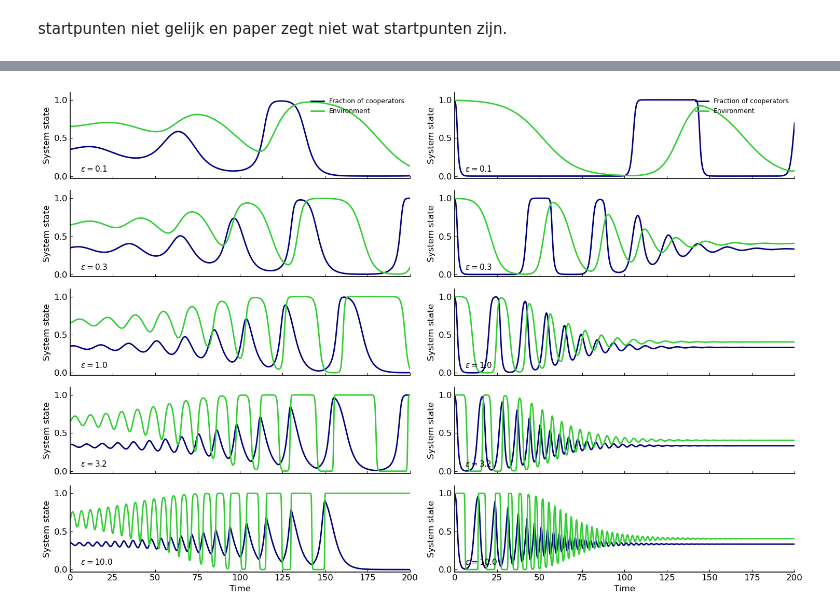
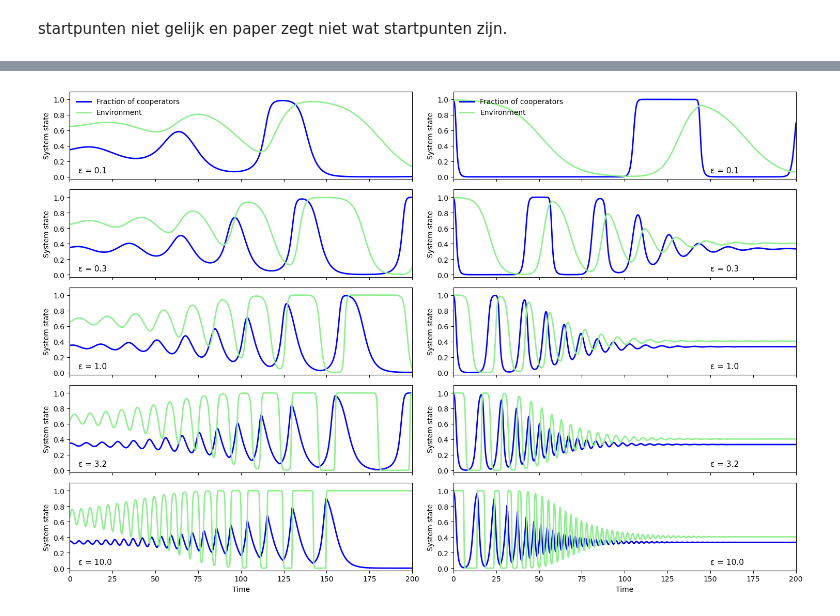
Before and after one commit to Rayane-KO/CGT2526, a Jupyter notebook: Reproduction.ipynb, the cells around one changed output, grey strips where cells are left out. Saved outputs shown, nothing was run; the diff lists cells and outputs as text; code cells hidden in the pictures.

```diff
--- a/Reproduction.ipynb
+++ b/Reproduction.ipynb
@@ -410,83 +380,49 @@ startpunten niet gelijk en paper zegt niet wat startpunten zijn.
+# %%
+def plot_case_time_series(ax_left, ax_right, epsilon, theta, t_span, het_params, fix_params):
+    # Case 1
+    sol_het = solve_ivp(fast_slow_system, t_span, het_params[2], args=(epsilon, theta, het_params[0], het_params[1]), rtol=1e-10, atol=1e-13, max_step=0.1)
+    ax_left.plot(sol_het.t, sol_het.y[0], color="blue", lw=2)
+    ax_left.plot(sol_het.t, sol_het.y[1], color="lightgreen", lw=2)
+    ax_left.text(5, 0.05, f'ε = {epsilon}', fontsize=11)
+
+    # Case 2
+    sol_fix = solve_ivp(fast_slow_system, t_span, fix_params[2], args=(epsilon, theta, fix_params[0], fix_params[1]), rtol=1e-10, atol=1e-13, max_step=0.1)
+    ax_right.plot(sol_fix.t, sol_fix.y[0], color="blue", lw=2)
+    ax_right.plot(sol_fix.t, sol_fix.y[1], color="lightgreen", lw=2)
+    ax_right.text(150, 0.05, f'ε = {epsilon}', fontsize=11)
+
+    for ax in [ax_left, ax_right]:
+        ax.set_xlim(0, 200)
+        ax.set_ylim(-0.03, 1.1)
+        ax.set_ylabel('System state')
 # %%
-import numpy as np
-import matplotlib.pyplot as plt
-from scipy.integrate import solve_ivp
-# ============================================================================
-# 2. FIGURE 4 REPRODUCTION
-# ============================================================================
+def reproduce_figure_4():
+    epsilon_values = [0.1, 0.3, 1.0, 3.2, 10.0]
+    theta = 2.0
+    t_span = (0, 200)
 
-def reproduce_figure_4():
-    print("Generating Figure 4...")
-
-    # --- Parameters ---
-    epsilon_values = [0.1, 0.3, 1.0, 3.2, 10.0]  # Rows of the plot
-    theta = 2.0
-    t_span = (0, 200)  # Time duration
-
-    # --- Matrices ---
-    # Left Column: Heteroclinic Cycle (Oscillating)
+    # Case 1
     A0_het = np.array([[3.5, 1.0], [2.0, 0.75]])
     A1_het = np.array([[4.0, 1.0], [4.5, 1.25]])
     y0_het = [0.35, 0.65]
+    het_params = [A0_het, A1_het, y0_het]
 
-    # Right Column: Interior Fixed Point (Stable)
+    # Case 2
     A0_fix = np.array([[3.5, 1.0], [2.0, 0.05]])
     A1_fix = np.array([[4.0, 1.0], [7.0, 2.0]])
     y0_fix = [0.99, 0.99]
+    fix_params = [A0_fix, A1_fix, y0_fix]
 
-    # --- Plot Setup ---
-    # 5 Rows, 2 Columns
     fig, axes = plt.subplots(len(epsilon_values), 2, figsize=(15, 10), sharex=True)
 
-    # Colors matching the paper
-    color_coop = '#000080'  # Navy Blue
-    color_env = '#32CD32'   # Lime Green
+    for i, epsilon in enumerate(epsilon_values):
+        plot_case_time_series(axes[i, 0], axes[i, 1], epsilon, theta, t_span, het_params, fix_params)
 
-    for i, eps in enumerate(epsilon_values):
+    # Legends on top row only
+    axes[0, 0].legend(['Fraction of cooperators', 'Environment'], loc='upper left', frameon=False)
+    axes[0, 1].legend(['Fraction of cooperators', 'Environment'], loc='upper left', frameon=False)
 
-        # --- Left Column: Heteroclinic ---
-        sol_het = solve_ivp(fast_slow_system, t_span, y0_het,
-                            args=(eps, theta, A0_het, A1_het),
-                            rtol=1e-10, atol=1e-13, max_step=0.1)
-
-        ax_left = axes[i, 0]
-        ax_left.plot(sol_het.t, sol_het.y[0], color=color_coop, lw=2)
-        ax_left.plot(sol_het.t, sol_het.y[1], color=color_env, lw=2)
-
-        # Text Label (e.g., "epsilon = 0.1")
-        ax_left.text(0.03, 0.08, f'$\epsilon = {eps}$', transform=ax_left.transAxes, fontsize=11)
-
-        # --- Right Column: Fixed Point ---
-        sol_fix = solve_ivp(fast_slow_system, t_span, y0_fix,
-                            args=(eps, theta, A0_fix, A1_fix),
-                            rtol=1e-10, atol=1e-13, max_step=0.1)
-
-        ax_right = axes[i, 1]
-        ax_right.plot(sol_fix.t, sol_fix.y[0], color=color_coop, lw=2)
-        ax_right.plot(sol_fix.t, sol_fix.y[1], color=color_env, lw=2)
-
-        ax_right.text(0.03, 0.08, f'$\epsilon = {eps}$', transform=ax_right.transAxes, fontsize=11)
-
-        # --- Formatting for both columns ---
-        for ax in [ax_left, ax_right]:
-            ax.set_ylim(-0.03, 1.1)
-            ax.set_ylabel('System state')
-
-            # Add the requested space left of 0 and right of 200
-            ax.set_xlim(0, 200)
-
-            # Hide x-ticks for all but the bottom row
-            if i < len(epsilon_values) - 1:
-                ax.tick_params(labelbottom=False)
-
-    # --- Final Touches ---
-    # Legends on top row only
-    axes[0, 0].legend(['Fraction of cooperators', 'Environment'],
-                      loc='upper right', frameon=False, fontsize=9)
-    axes[0, 1].legend(['Fraction of cooperators', 'Environment'],
-                      loc='upper right', frameon=False, fontsize=9)
-
-    # X-labels on bottom row only
+    # x labels on bottom row only
     axes[-1, 0].set_xlabel('Time')
     axes[-1, 1].set_xlabel('Time')
 
@@ -499 +434 @@ Generating Figure 4...
-[figure, old version]
+[figure, new version]
```
Also changed, not shown: parts of 13 cells of this notebook.
